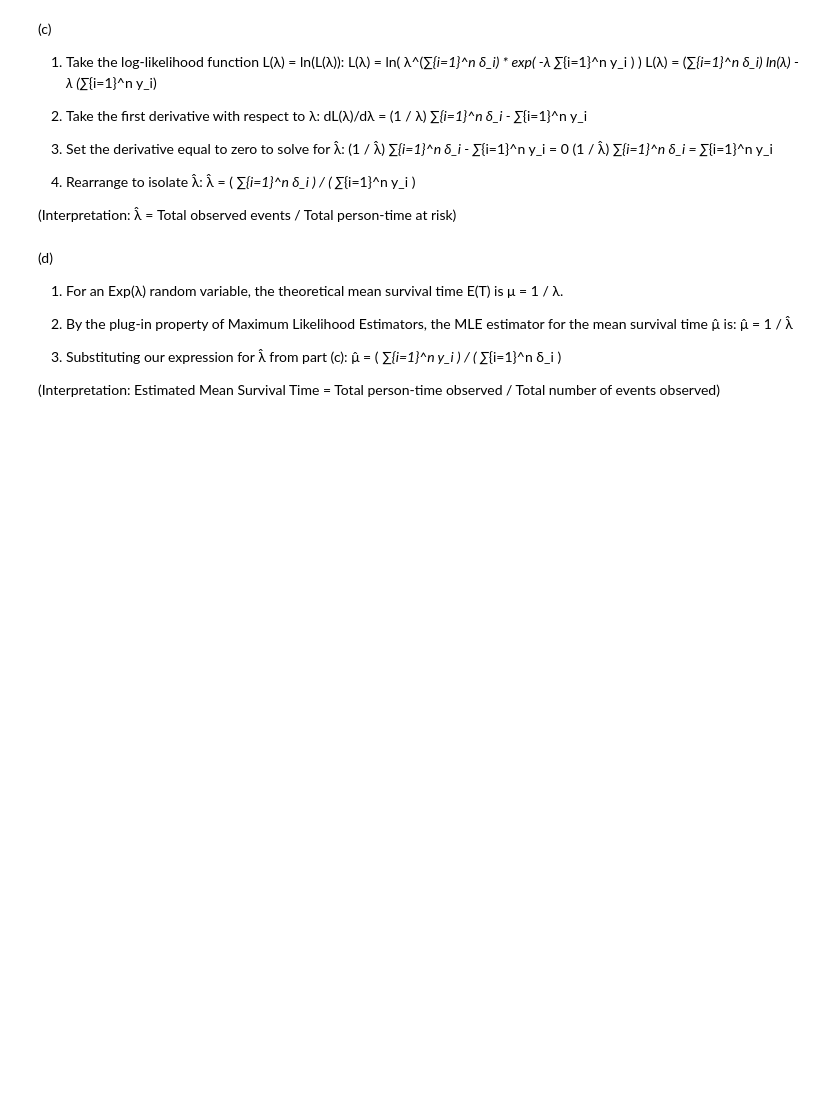
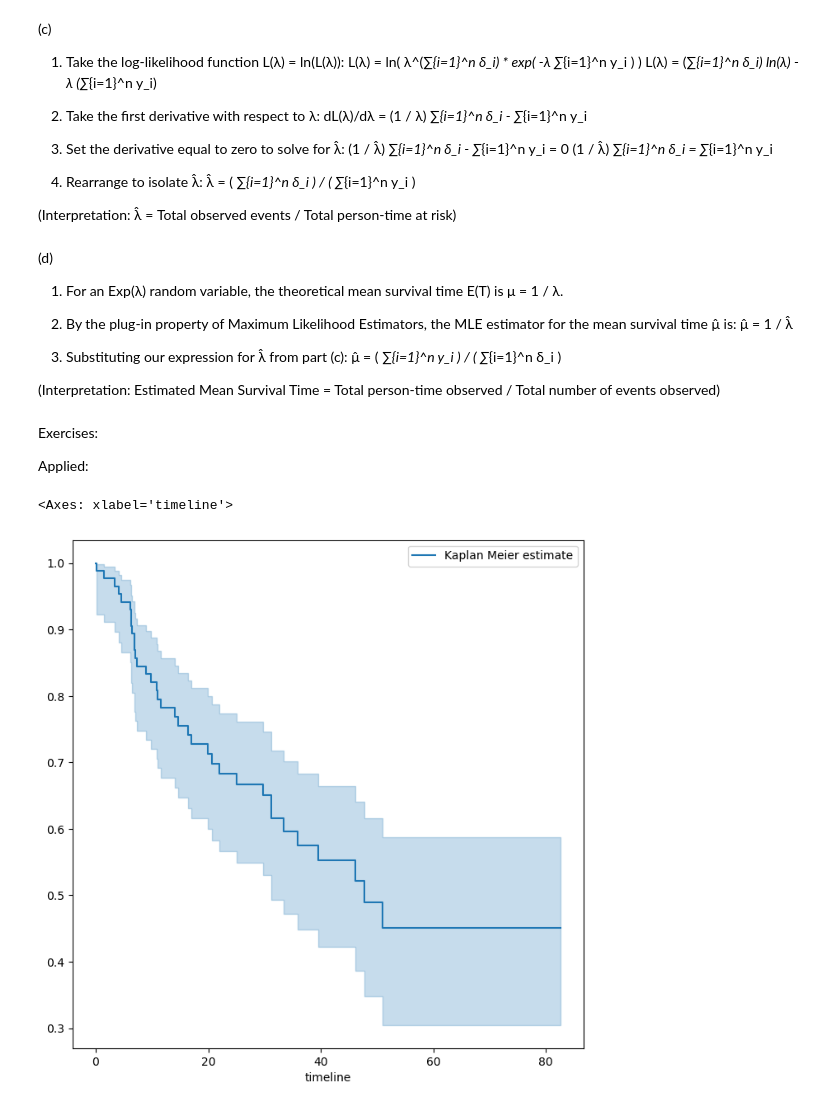
Before and after one commit to fatima-zahra20/ISLP-Solutions, a Jupyter notebook: MySolutionISLP_chap11.ipynb, the cells around one changed output. Cells and saved outputs as stored; diff of their text form; code cells hidden in the pictures; blank space fills up the shorter version.

Commit message:
applied-done-

```diff
--- a/MySolutionISLP_chap11.ipynb
+++ b/MySolutionISLP_chap11.ipynb
@@ -410,3 +410,7 @@ L(λ) = λ^(∑_{i=1}^n δ_i) * exp( -λ ∑_{i=1}^n y_i )
    μ̂ = ( ∑_{i=1}^n y_i ) / ( ∑_{i=1}^n δ_i )
 
 (Interpretation: Estimated Mean Survival Time = Total person-time observed / Total number of events observed)
+# %% [markdown]
+Exercises:
+
+Applied:
@@ -412,0 +427,11 @@ L(λ) = λ^(∑_{i=1}^n δ_i) * exp( -λ ∑_{i=1}^n y_i )
+# %%
+BrainCancer = load_data('BrainCancer')
+
+
+fig, ax = subplots(figsize=(8,8))
+km = KaplanMeierFitter()
+km_brain = km.fit(BrainCancer['time'], BrainCancer['status'])
+km_brain.plot(label='Kaplan Meier estimate', ax=ax)
+# %% [output]
+<Axes: xlabel='timeline'>
+[figure, added]
```
Also changed, not shown: parts of 11 cells of this notebook.
